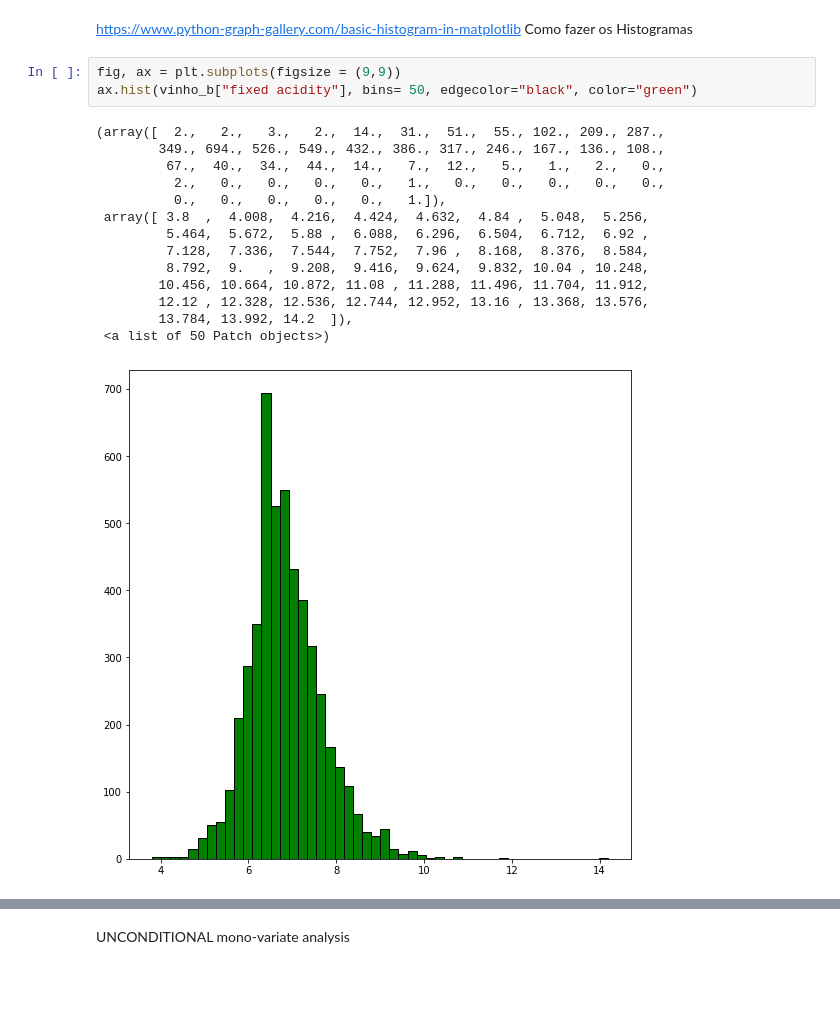
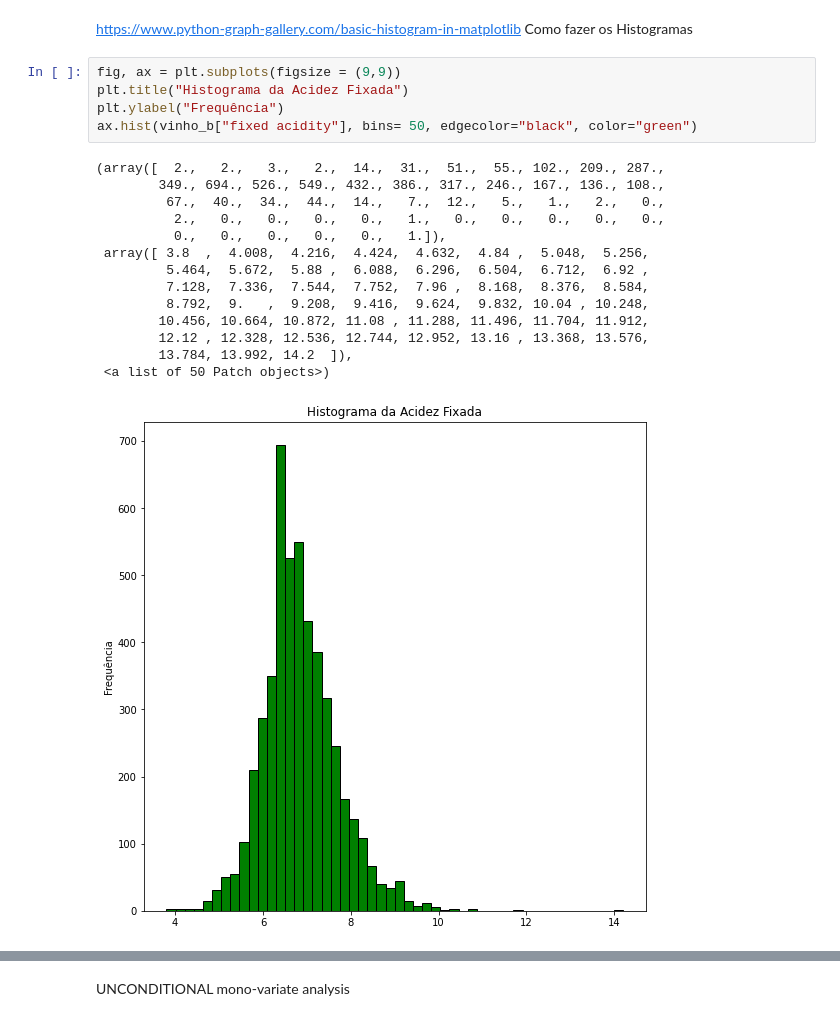
Before and after one commit to Arthurpbezerra/IcaHomework1, a Jupyter notebook: vinho.ipynb, the cells around one changed output, grey strips where cells are left out. Cells and saved outputs as stored; diff of their text form; blank space fills up the shorter version.

```diff
--- a/vinho.ipynb
+++ b/vinho.ipynb
@@ -66,21 +66,23 @@ dtype: float64
 https://www.python-graph-gallery.com/basic-histogram-in-matplotlib Como fazer os Histogramas
 # %%
 fig, ax = plt.subplots(figsize = (9,9))
+plt.title("Histograma da Acidez Fixada")
+plt.ylabel("Frequência")
 ax.hist(vinho_b["fixed acidity"], bins= 50, edgecolor="black", color="green")
 # %% [output]
 (array([  2.,   2.,   3.,   2.,  14.,  31.,  51.,  55., 102., 209., 287.,
         349., 694., 526., 549., 432., 386., 317., 246., 167., 136., 108.,
          67.,  40.,  34.,  44.,  14.,   7.,  12.,   5.,   1.,   2.,   0.,
           2.,   0.,   0.,   0.,   0.,   1.,   0.,   0.,   0.,   0.,   0.,
           0.,   0.,   0.,   0.,   0.,   1.]),
  array([ 3.8  ,  4.008,  4.216,  4.424,  4.632,  4.84 ,  5.048,  5.256,
          5.464,  5.672,  5.88 ,  6.088,  6.296,  6.504,  6.712,  6.92 ,
          7.128,  7.336,  7.544,  7.752,  7.96 ,  8.168,  8.376,  8.584,
          8.792,  9.   ,  9.208,  9.416,  9.624,  9.832, 10.04 , 10.248,
         10.456, 10.664, 10.872, 11.08 , 11.288, 11.496, 11.704, 11.912,
         12.12 , 12.328, 12.536, 12.744, 12.952, 13.16 , 13.368, 13.576,
         13.784, 13.992, 14.2  ]),
  <a list of 50 Patch objects>)
-[figure, old version]
+[figure, new version]
 # %%
 fig, ax = plt.subplots(figsize = (9,9))
```
Also changed, not shown: parts of 10 cells of this notebook.
